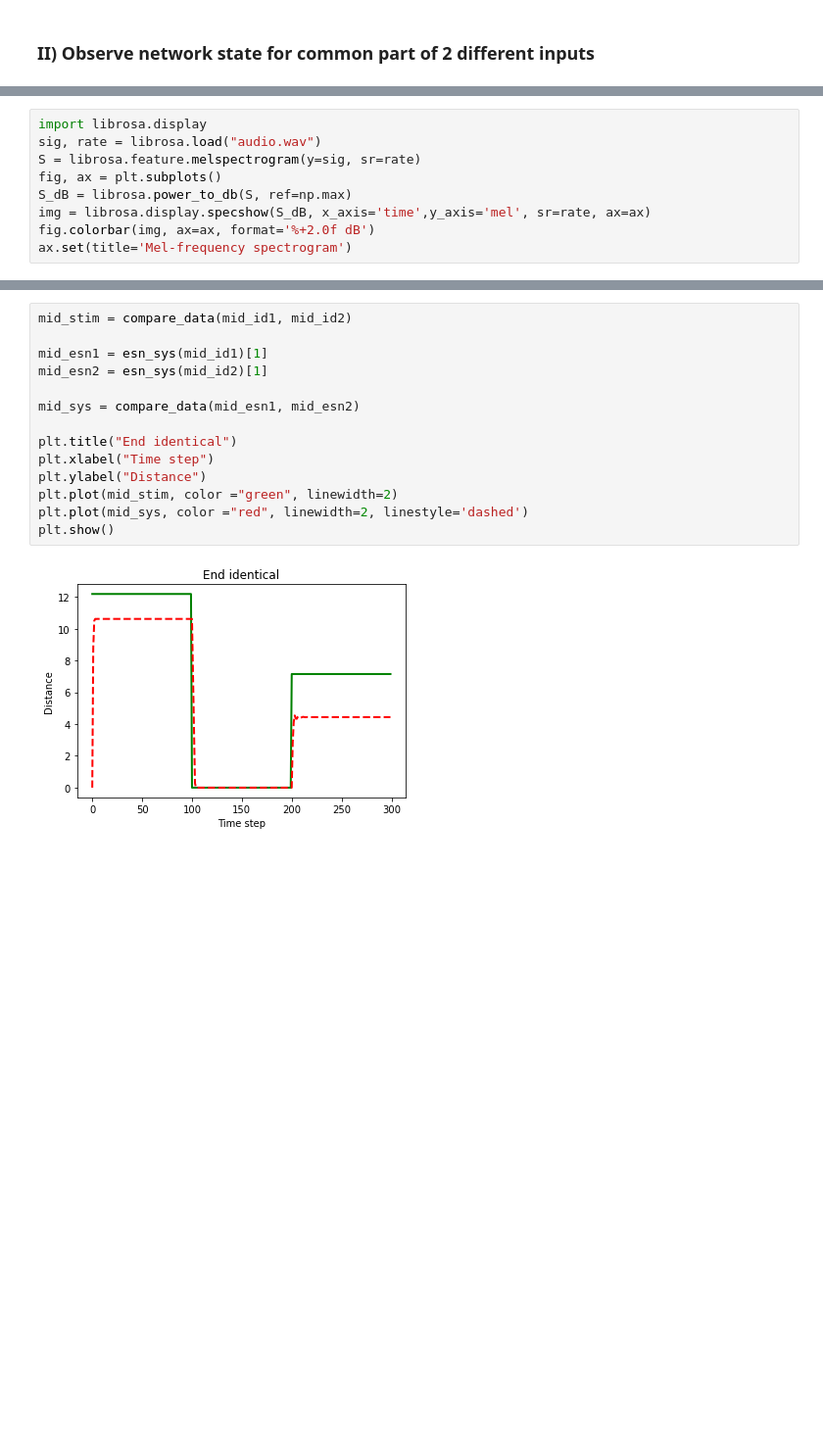
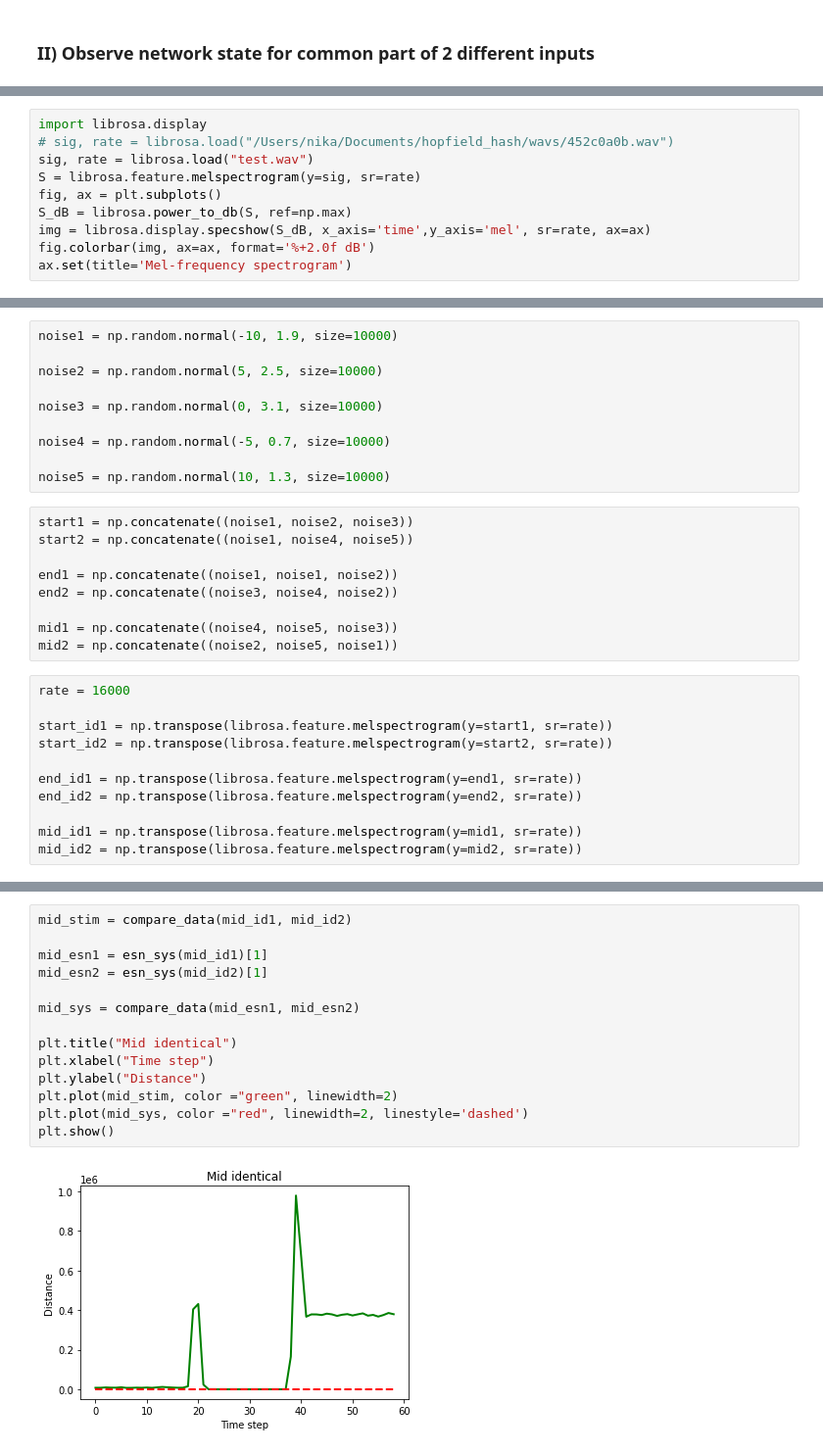
Before and after one commit to n-ika/esn, a Jupyter notebook: ESN_nika.ipynb, the cells around one changed output, grey strips where cells are left out. Shown at 98% size. Cells and saved outputs as stored; diff of their text form; blank space fills up the shorter version.

```diff
--- a/ESN_nika.ipynb
+++ b/ESN_nika.ipynb
@@ -210,6 +205,7 @@ plt.show()
 # %%
 import librosa.display
-sig, rate = librosa.load("audio.wav")
+# sig, rate = librosa.load("/Users/nika/Documents/hopfield_hash/wavs/452c0a0b.wav")
+sig, rate = librosa.load("test.wav")
 S = librosa.feature.melspectrogram(y=sig, sr=rate)
 fig, ax = plt.subplots()
 S_dB = librosa.power_to_db(S, ref=np.max)
@@ -299,3 +218,33 @@ mid_id2 = np.concatenate((n_arr2, n_arr2, n_arr1))
+# %%
+noise1 = np.random.normal(-10, 1.9, size=10000)
+
+noise2 = np.random.normal(5, 2.5, size=10000)
+
+noise3 = np.random.normal(0, 3.1, size=10000)
+
+noise4 = np.random.normal(-5, 0.7, size=10000)
+
+noise5 = np.random.normal(10, 1.3, size=10000)
+# %%
+start1 = np.concatenate((noise1, noise2, noise3))
+start2 = np.concatenate((noise1, noise4, noise5))
+
+end1 = np.concatenate((noise1, noise1, noise2))
+end2 = np.concatenate((noise3, noise4, noise2))
+
+mid1 = np.concatenate((noise4, noise5, noise3))
+mid2 = np.concatenate((noise2, noise5, noise1))
+# %%
+rate = 16000
+
+start_id1 = np.transpose(librosa.feature.melspectrogram(y=start1, sr=rate))
+start_id2 = np.transpose(librosa.feature.melspectrogram(y=start2, sr=rate))
+
+end_id1 = np.transpose(librosa.feature.melspectrogram(y=end1, sr=rate))
+end_id2 = np.transpose(librosa.feature.melspectrogram(y=end2, sr=rate))
+
+mid_id1 = np.transpose(librosa.feature.melspectrogram(y=mid1, sr=rate))
+mid_id2 = np.transpose(librosa.feature.melspectrogram(y=mid2, sr=rate))
 # %%
 start_stim = compare_data(start_id1, start_id2)
 
@@ -331,16 +280,16 @@ plt.show()
 # %%
 mid_stim = compare_data(mid_id1, mid_id2)
 
 mid_esn1 = esn_sys(mid_id1)[1]
 mid_esn2 = esn_sys(mid_id2)[1]
 
 mid_sys = compare_data(mid_esn1, mid_esn2)
 
-plt.title("End identical")
+plt.title("Mid identical")
 plt.xlabel("Time step")
 plt.ylabel("Distance")
 plt.plot(mid_stim, color ="green", linewidth=2)
 plt.plot(mid_sys, color ="red", linewidth=2, linestyle='dashed')
 plt.show()
 # %% [output]
-[figure, old version]
+[figure, new version]
```
Also changed, not shown: parts of 20 cells of this notebook.
